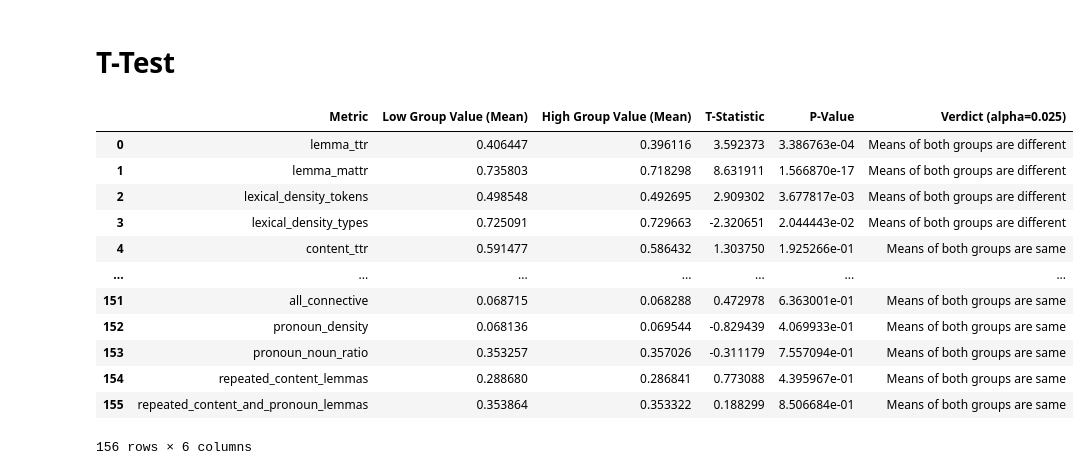
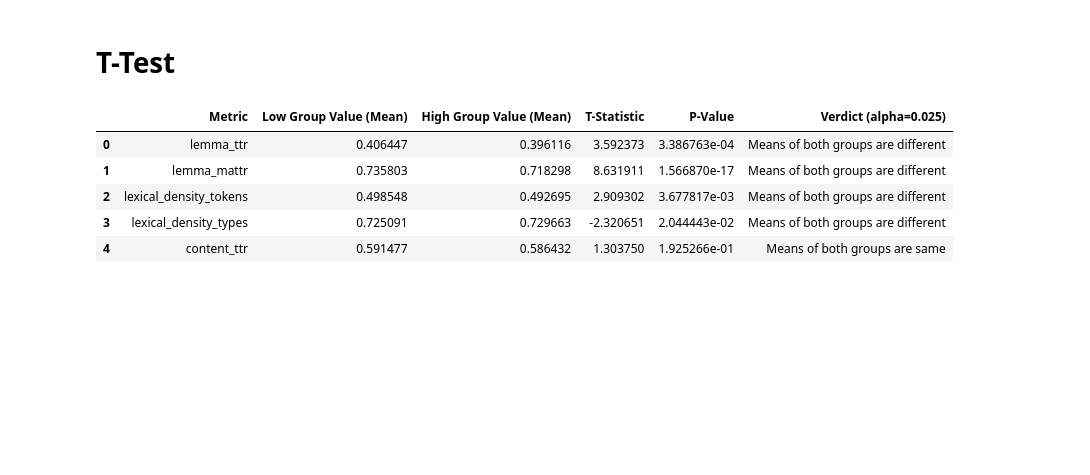
Before and after one commit to srivarshan-s/CoAuthorViz, a Jupyter notebook: notebooks/analysis.ipynb, the cells around one changed output. Drawn from its saved outputs; the diff is of its cells as text; code cells hidden in the pictures; blank space fills up the shorter version.

```diff
--- a/notebooks/analysis.ipynb
+++ b/notebooks/analysis.ipynb
@@ -314,16 +108,0 @@ Minimum of Amount of GTP-3 Usage :  0.0
-# %%
-import numpy as np
-
-print("Sentence Metrics")
-for col in sentence_metrics_list[0]:
-    print("Maximum of", col, ":", np.max(df[col]))
-
-print("\nAPI Metrics")
-for col in api_metrics_list[0]:
-    print("Maximum of", col, ":", np.max(df[col]))
-
-print("\nRatios")
-print("Maximum of GPT-3 / Total Sentences : ", np.max(df["GPT-3 : Total Sentences"]))
-print("Maximum of User / Total Sentences : ", np.max(df["User : Total Sentences"]))
-print("Maximum of Type Token Ratio : ", np.max(df["Type Token Ratio"]))
-print("Maximum of Amount of GTP-3 Usage : ", np.max(df["Amount of GTP-3 Usage"]))
@@ -384,0 +119,3 @@ df.to_csv("writing_session_stats.csv")
+# %%
+df = pd.read_csv("coauthorviz_metrics.csv").drop("Unnamed: 0", axis=1)
+df.head()
@@ -393,7 +137,7 @@ df.to_csv("writing_session_stats.csv")
 # %% [markdown]
 # Read TAACO Metrics CSV
 # %%
-taaco_df = pd.read_csv("results.csv")
+taaco_df = pd.read_csv("taaco_results.csv")
 taaco_df.head()
 # %% [output]
 |  | Filename | lemma_ttr | lemma_mattr | lexical_density_tokens | lexical_density_types | content_ttr | ... |
@@ -493,12 +229,0 @@ high_group_val = []
-# %%
-for col in new_df.columns:
-    if col in df.columns:
-        continue
-    metrics.append(col)
-    low_group_val.append(np.mean(df_low[col]))
-    high_group_val.append(np.mean(df_high[col]))
-group_metrics["Metric"] = metrics
-group_metrics["Low Group Value (Mean)"] = low_group_val
-group_metrics["High Group Value (Mean)"] = high_group_val
-
-group_metrics.to_csv("Group Metrics.csv")
@@ -579,39 +282,32 @@ metrics = []
 low_group_val = []
 high_group_val = []
 
 ALPHA = 0.025
 
 for col in new_df.columns:
     if col in df.columns:
         continue
     metrics.append(col)
     t_stat_result, p_val_result = ttest_ind(df_low[col], df_high[col], equal_var=True)
     t_stat.append(t_stat_result)
     p_val.append(p_val_result)
     low_group_val.append(np.mean(df_low[col]))
     high_group_val.append(np.mean(df_high[col]))
 
 t_test_df["Metric"] = metrics
 t_test_df["Low Group Value (Mean)"] = low_group_val
 t_test_df["High Group Value (Mean)"] = high_group_val
 t_test_df["T-Statistic"] = t_stat
 t_test_df["P-Value"] = p_val
 t_test_df["Verdict (alpha=" + str(ALPHA) + ")"] = t_test_df["P-Value"].apply(lambda x:
     "Means of both groups are same" if x > ALPHA else "Means of both groups are different")
 
-t_test_df.to_csv("T Test Results.csv")
-t_test_df
+t_test_df.to_csv("t_test_results.csv")
+t_test_df.head()
 # %% [output]
 |  | Metric | Low Group Value (Mean) | High Group Value (Mean) | T-Statistic | P-Value | Verdict (alpha=0.025) |
 | 0 | lemma_ttr | 0.406447 | 0.396116 | 3.592373 | 3.386763e-04 | Means of both groups are different |
 | 1 | lemma_mattr | 0.735803 | 0.718298 | 8.631911 | 1.566870e-17 | Means of both groups are different |
 | 2 | lexical_density_tokens | 0.498548 | 0.492695 | 2.909302 | 3.677817e-03 | Means of both groups are different |
 | 3 | lexical_density_types | 0.725091 | 0.729663 | -2.320651 | 2.044443e-02 | Means of both groups are different |
 | 4 | content_ttr | 0.591477 | 0.586432 | 1.303750 | 1.925266e-01 | Means of both groups are same |
-| ... | ... | ... | ... | ... | ... | ... |
-| 151 | all_connective | 0.068715 | 0.068288 | 0.472978 | 6.363001e-01 | Means of both groups are same |
-| 152 | pronoun_density | 0.068136 | 0.069544 | -0.829439 | 4.069933e-01 | Means of both groups are same |
-| 153 | pronoun_noun_ratio | 0.353257 | 0.357026 | -0.311179 | 7.557094e-01 | Means of both groups are same |
-| 154 | repeated_content_lemmas | 0.288680 | 0.286841 | 0.773088 | 4.395967e-01 | Means of both groups are same |
-| 155 | repeated_content_and_pronoun_lemmas | 0.353864 | 0.353322 | 0.188299 | 8.506684e-01 | Means of both groups are same |
-156 rows × 6 columns
```
Also changed, not shown: parts of 33 cells of this notebook.
